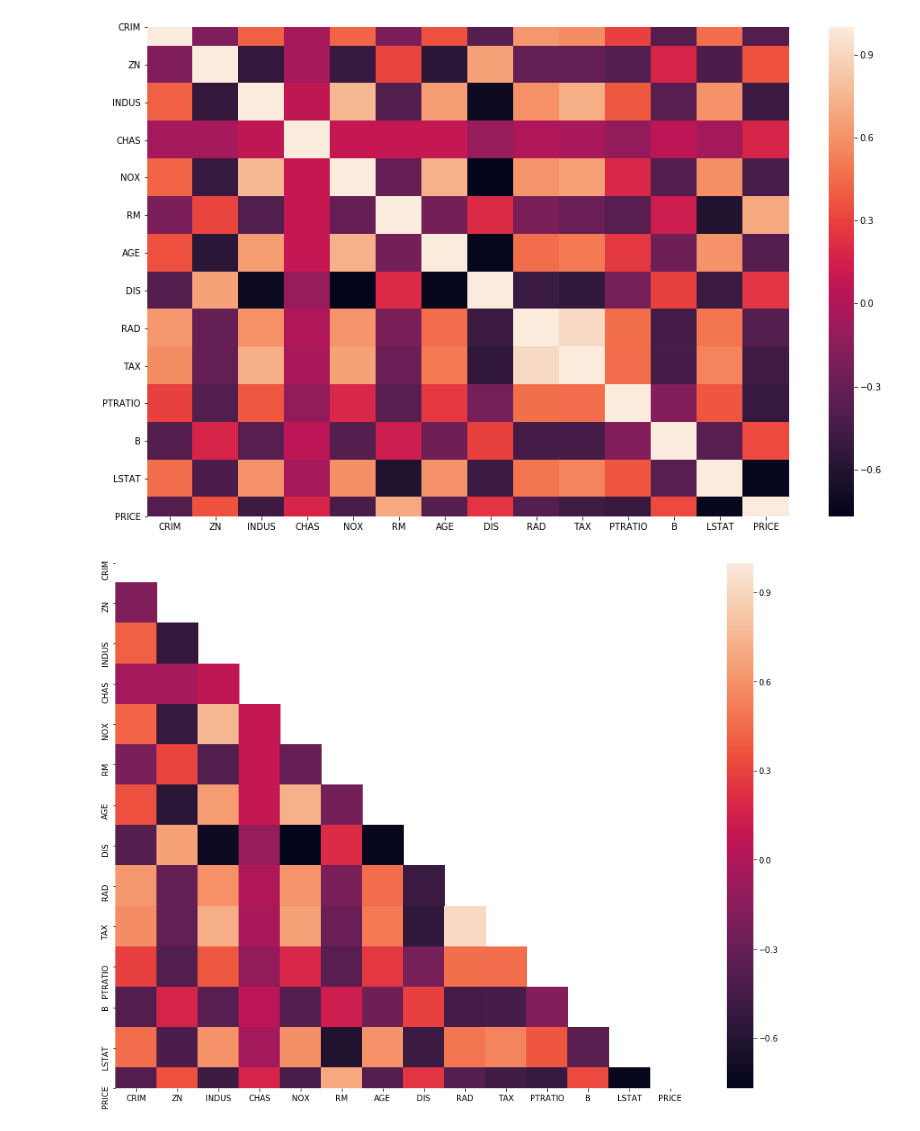
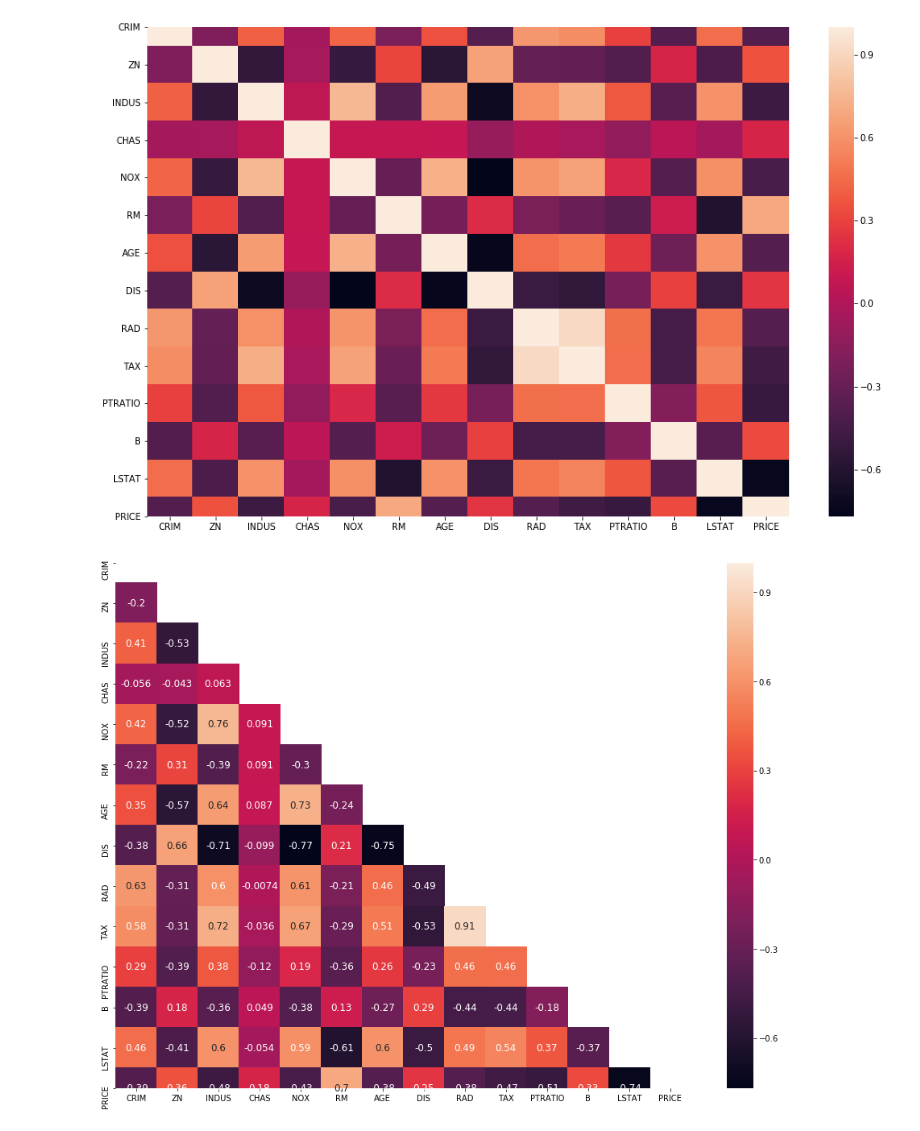
Before and after one commit to leetrent/ds-ml-bootcamp, a Jupyter notebook: 05-PredictHousePriceWithMLR/065-VizualizingCorrelationsWithHeatmap.ipynb, the cells around one changed output. Cells and saved outputs as stored; diff of their text form; code cells hidden in the pictures.

```diff
--- a/05-PredictHousePriceWithMLR/065-VizualizingCorrelationsWithHeatmap.ipynb
+++ b/05-PredictHousePriceWithMLR/065-VizualizingCorrelationsWithHeatmap.ipynb
@@ -120,7 +120,8 @@ plt.show()
 [figure]
 # %%
 plt.figure(figsize=(16, 12))
-sns.heatmap(data.corr(), mask=mask)
+sns.heatmap(data.corr(), mask=mask, annot=True, annot_kws={"size":12})
+#sns.set_style('ticks')
 plt.show()
 # %% [output]
-[figure, old version]
+[figure, new version]
```
Also changed, not shown: parts of 1 cell of this notebook.
